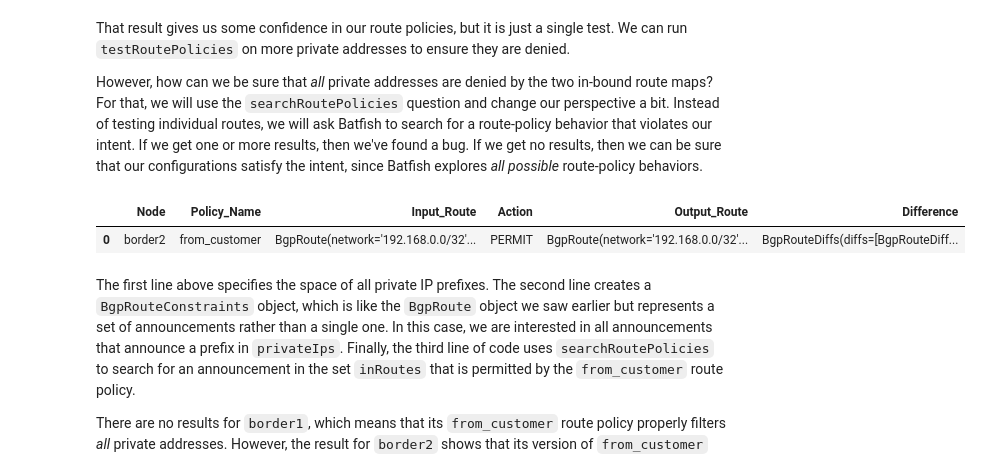
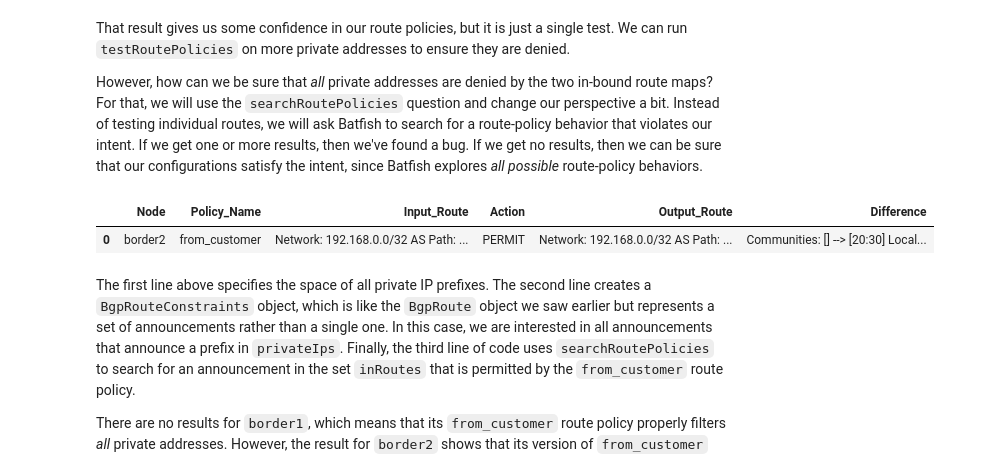
Before and after one commit to batfish/pybatfish, a Jupyter notebook: jupyter_notebooks/Analyzing Routing Policies.ipynb, the cells around one changed output. Saved outputs shown, nothing was run; the diff lists cells and outputs as text; code cells hidden in the pictures.

Commit message:
pretty printing for the notebook

```diff
--- a/jupyter_notebooks/Analyzing Routing Policies.ipynb
+++ b/jupyter_notebooks/Analyzing Routing Policies.ipynb
@@ -66,19 +68,21 @@ However, how can we be sure that *all* private addresses are denied by the two i
 # %%
 # Define the space of private addresses
 privateIps = ["10.0.0.0/8:8-32",
               "172.16.0.0/28:28-32",
               "192.168.0.0/16:16-32"]
 
 # Specify all route announcements for the private space
 inRoutes1 = BgpRouteConstraints(prefix=privateIps)
 
 # Verify that no such announcement is permitted by our policy
-bfq.searchRoutePolicies(policies="from_customer",
-                        inputConstraints=inRoutes1,
-                        action="permit").answer().frame()
+result = bfq.searchRoutePolicies(policies="from_customer",
+                                 inputConstraints=inRoutes1,
+                                 action="permit").answer().frame()
+# Pretty print the result
+show(result)
 # %% [output]
 |  | Node | Policy_Name | Input_Route | Action | Output_Route | Difference |
-| 0 | border2 | from_customer | BgpRoute(network='192.168.0.0/32'... | PERMIT | BgpRoute(network='192.168.0.0/32'... | BgpRouteDiffs(diffs=[BgpRouteDiff... |
+| 0 | border2 | from_customer | Network: 192.168.0.0/32 AS Path: ... | PERMIT | Network: 192.168.0.0/32 AS Path: ... | Communities: [] --> [20:30] Local... |
 # %% [markdown]
 The first line above specifies the space of all private IP prefixes.  The second line creates a `BgpRouteConstraints` object, which is like the `BgpRoute` object we saw earlier but represents a set of announcements rather than a single one.  In this case, we are interested in all announcements that announce a prefix in `privateIps`.  Finally, the third line of code uses `searchRoutePolicies` to search for an announcement in the set `inRoutes` that is permitted by the `from_customer` route policy.
 
```
Also changed, not shown: parts of 8 cells of this notebook, 2 other files.
